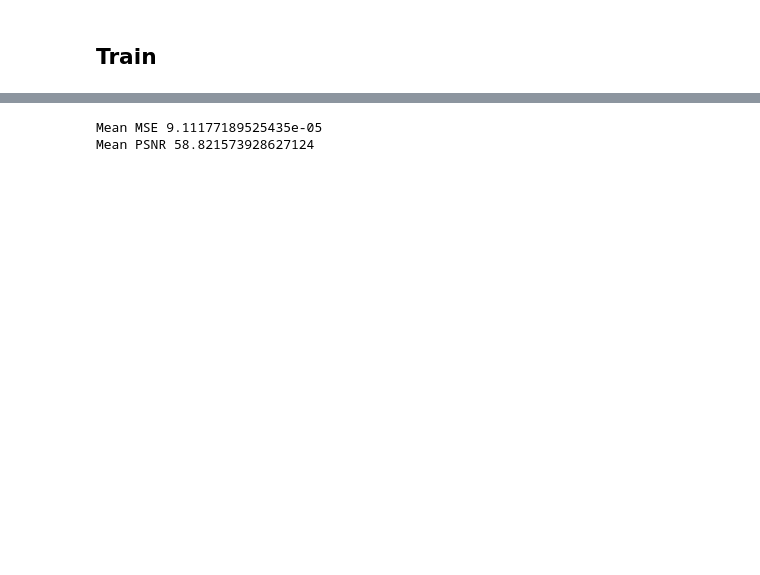
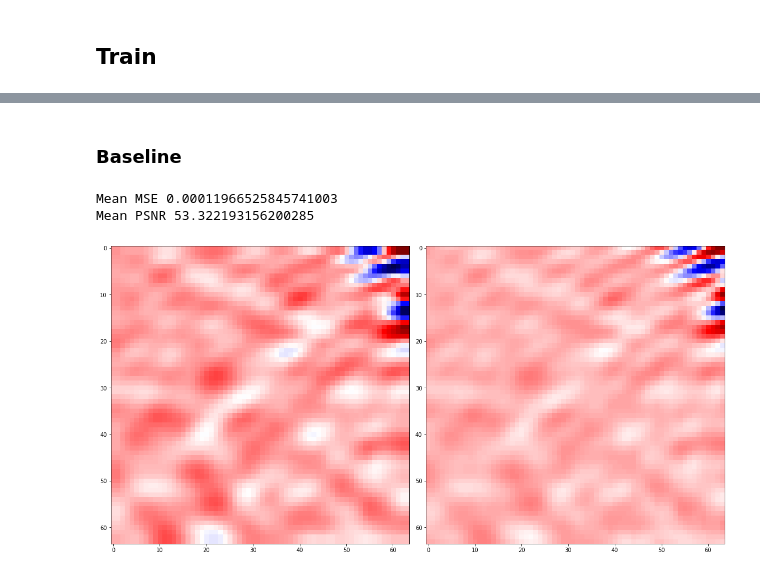
Before and after one commit to Pedalves/super-resolution, a Jupyter notebook: ipynb/mlp.ipynb, the cells around one changed output, grey strips where cells are left out. Saved outputs shown, nothing was run; the diff lists cells and outputs as text; code cells hidden in the pictures; blank space fills up the shorter version.

```diff
--- a/ipynb/mlp.ipynb
+++ b/ipynb/mlp.ipynb
@@ -234,6 +238,22 @@ Mean MSE 4.691019780326341e-06
+# %% [markdown]
+### Baseline
 # %%
 baseline = Baseline()
+y_b = baseline.predict(x_train)
 _ = baseline.evaluate(x_train, y_train)
 # %% [output]
-Mean MSE 9.11177189525435e-05
-Mean PSNR 58.821573928627124
+Mean MSE 0.00011966525845741003
+Mean PSNR 53.322193156200285
+# %%
+fig, axes = plt.subplots(ncols=2)
+
+ax = axes.ravel()
+
+ax[0].imshow(y_b[1], cmap='seismic')
+
+ax[1].imshow(y_train[1], cmap='seismic')
+
+plt.tight_layout()
+plt.show()
+# %% [output]
+[figure, added]
```
Also changed, not shown: parts of 10 cells of this notebook, 10 other files.
